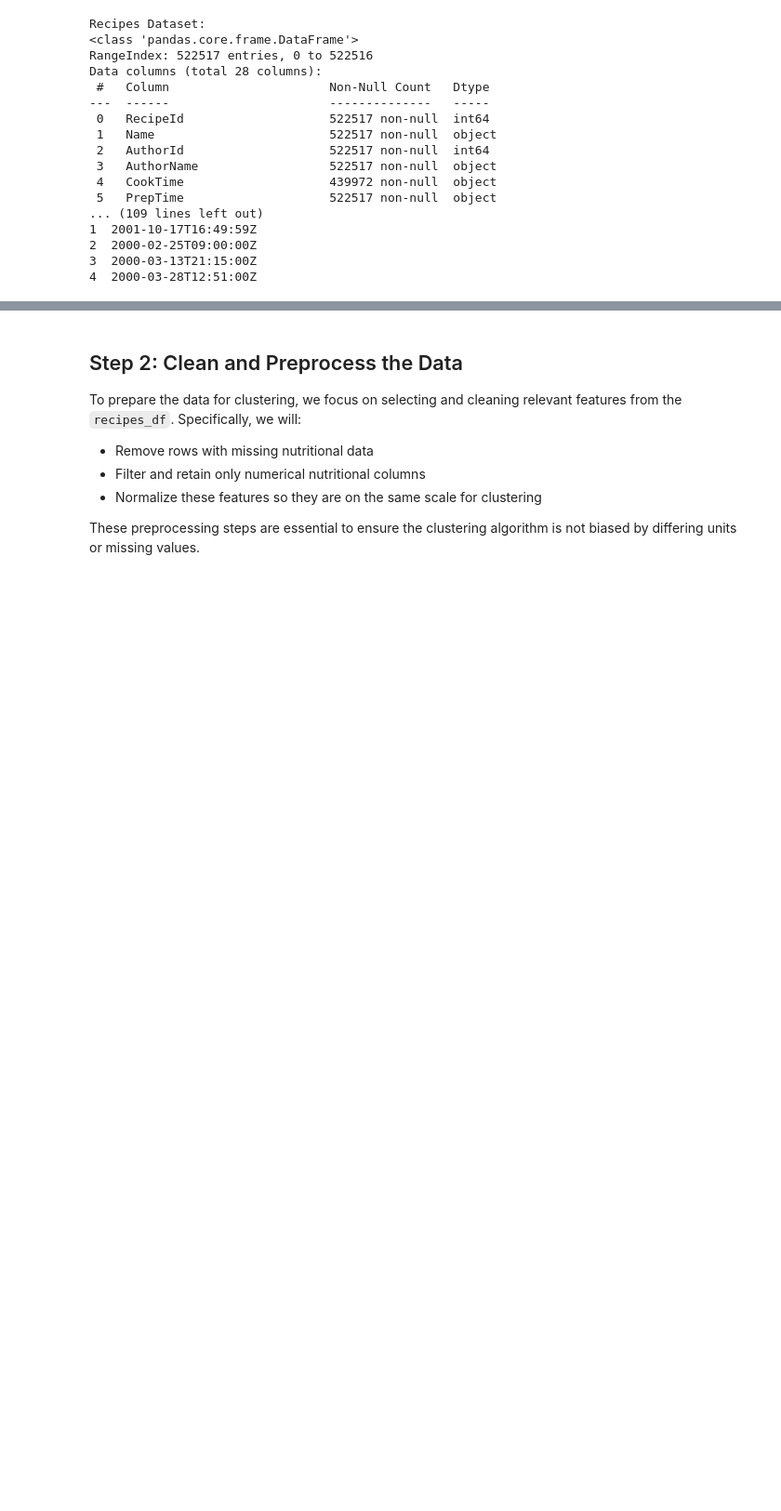
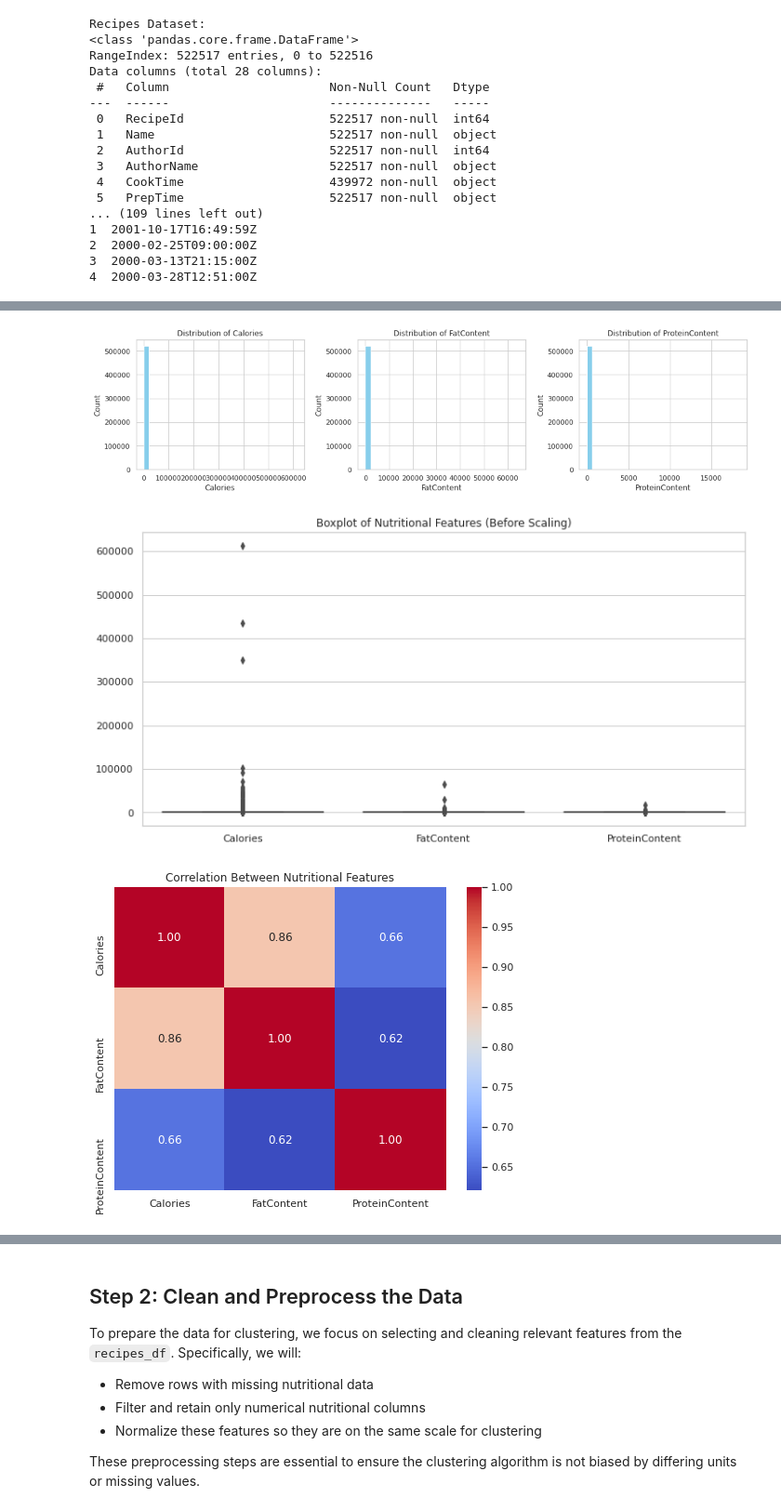
Before and after one commit to chitralekha/recipe-flavor-clustering, a Jupyter notebook: Recipes.ipynb, the cells around one changed output, grey strips where cells are left out. Shown at 93% size. Drawn from its saved outputs; the diff is of its cells as text; code cells hidden in the pictures; blank space fills up the shorter version.

```diff
--- a/Recipes.ipynb
+++ b/Recipes.ipynb
@@ -76,0 +87,31 @@ Data columns (total 28 columns):
+# %%
+import seaborn as sns
+import matplotlib.pyplot as plt
+
+features = ['Calories', 'FatContent', 'ProteinContent']
+
+plt.figure(figsize=(15, 4))
+for i, feature in enumerate(features, 1):
+    plt.subplot(1, 3, i)
+    recipes_df[feature].hist(bins=30, color='skyblue')
+    plt.title(f'Distribution of {feature}')
+    plt.xlabel(feature)
+    plt.ylabel('Count')
+
+plt.tight_layout()
+plt.show()
+
+
+plt.figure(figsize=(12, 6))
+sns.boxplot(data=recipes_df[features])
+plt.title('Boxplot of Nutritional Features (Before Scaling)')
+plt.show()
+plt.figure(figsize=(8,6))
+corr = recipes_df[features].corr()
+sns.heatmap(corr, annot=True, cmap='coolwarm', fmt=".2f")
+plt.title('Correlation Between Nutritional Features')
+plt.show()
+# %% [output]
+[figure, added]
+[figure, added]
+[figure, added]
```
Also changed, not shown: parts of 5 cells of this notebook, 1 other file.
